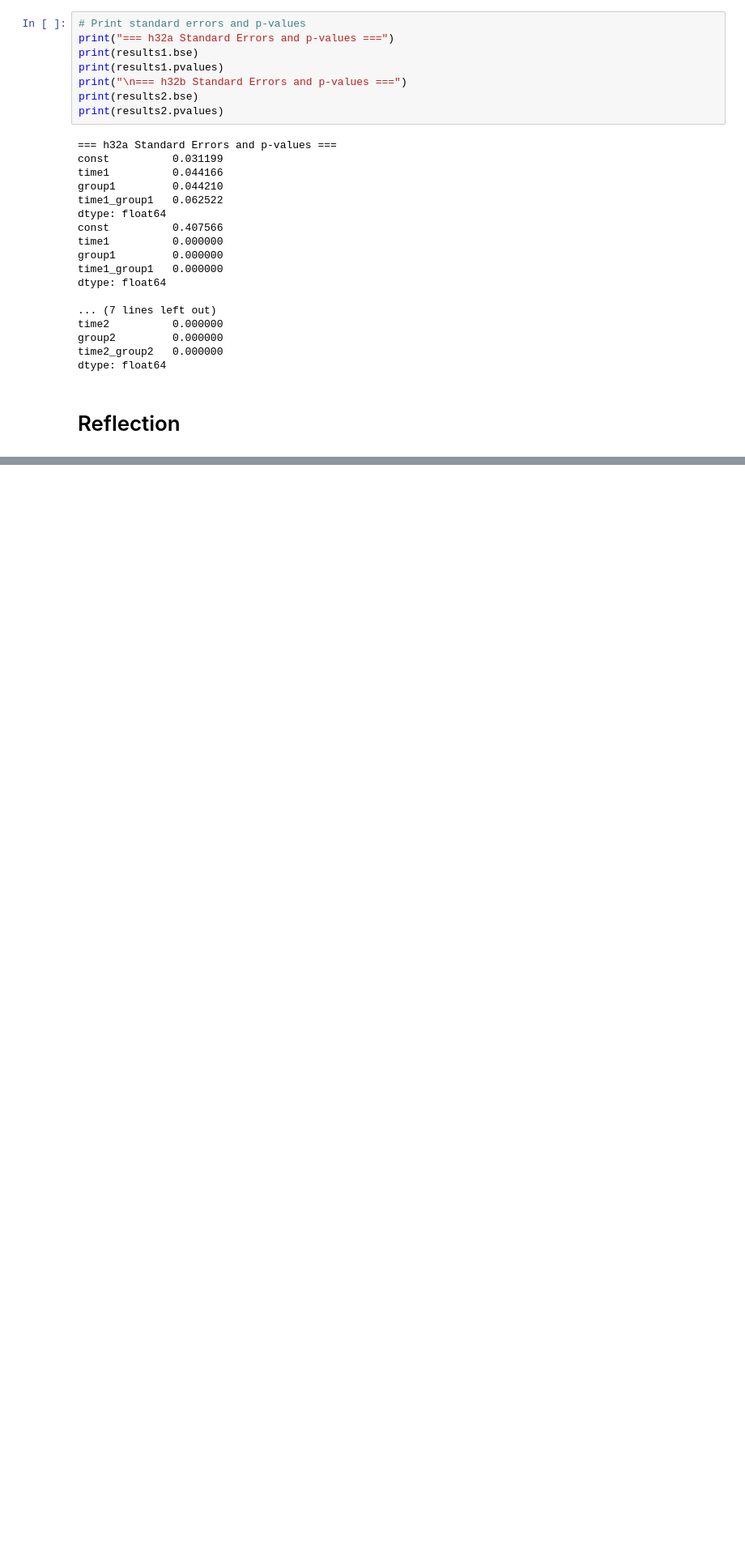
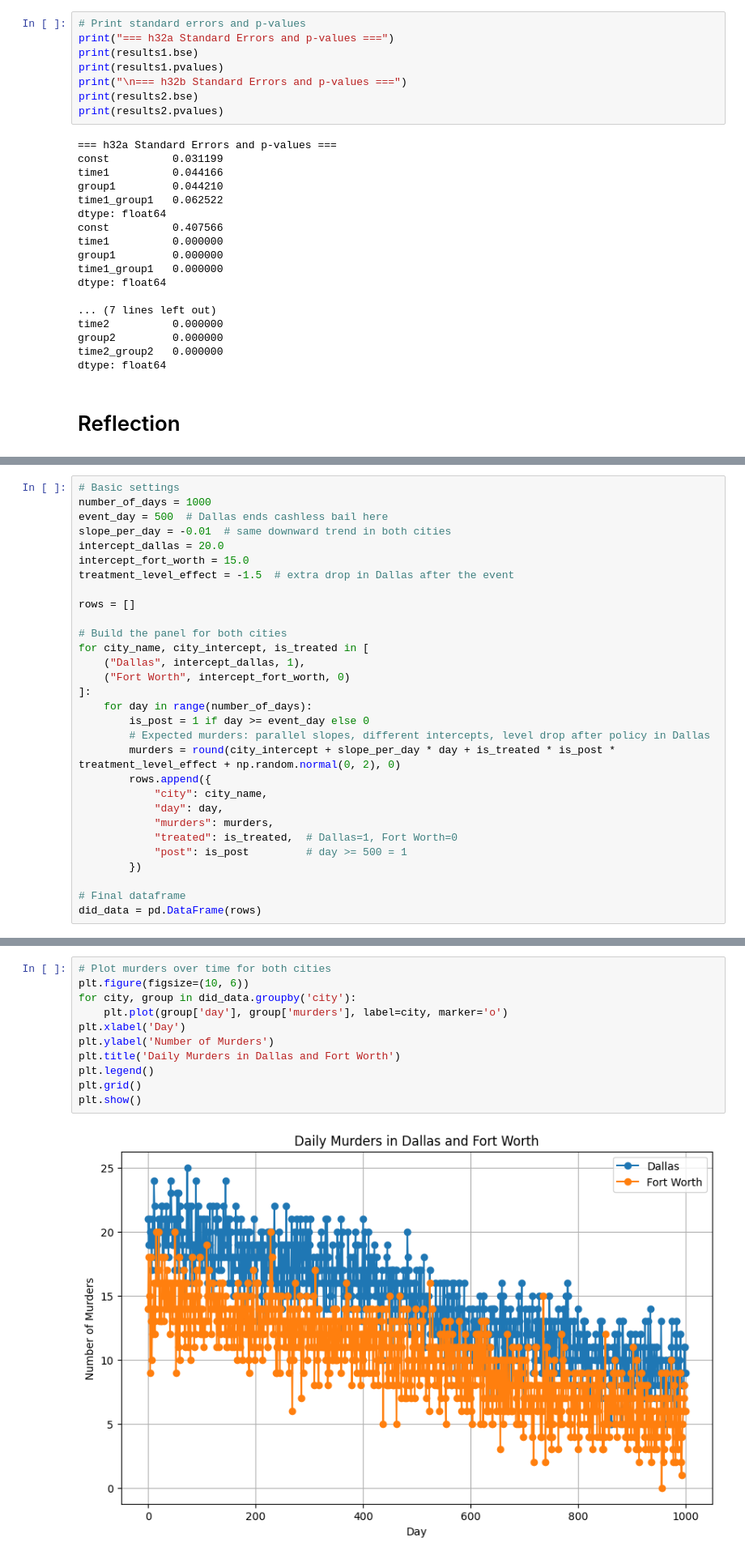
Before and after one commit to cdc18b/dxstats, a Jupyter notebook: quiz3.ipynb, the cells around one changed output, grey strips where cells are left out. Shown: that part at 81% size. Saved outputs shown, nothing was run; the diff lists cells and outputs as text; blank space fills up the shorter version.

```diff
--- a/quiz3.ipynb
+++ b/quiz3.ipynb
@@ -317,0 +366,30 @@ dtype: float64
+# %%
+# Basic settings
+number_of_days = 1000
+event_day = 500  # Dallas ends cashless bail here
+slope_per_day = -0.01  # same downward trend in both cities
+intercept_dallas = 20.0
+intercept_fort_worth = 15.0
+treatment_level_effect = -1.5  # extra drop in Dallas after the event
+
+rows = []
+
+# Build the panel for both cities
+for city_name, city_intercept, is_treated in [
+    ("Dallas", intercept_dallas, 1),
+    ("Fort Worth", intercept_fort_worth, 0)
+]:
+    for day in range(number_of_days):
+        is_post = 1 if day >= event_day else 0
+        # Expected murders: parallel slopes, different intercepts, level drop after policy in Dallas
+        murders = round(city_intercept + slope_per_day * day + is_treated * is_post * treatment_level_effect + np.random.normal(0, 2), 0)
+        rows.append({
+            "city": city_name,
+            "day": day,
+            "murders": murders,
+            "treated": is_treated,  # Dallas=1, Fort Worth=0
+            "post": is_post         # day >= 500 = 1
+        })
+
+# Final dataframe
+did_data = pd.DataFrame(rows)
@@ -317,0 +412,13 @@ dtype: float64
+# %%
+# Plot murders over time for both cities
+plt.figure(figsize=(10, 6))
+for city, group in did_data.groupby('city'):
+    plt.plot(group['day'], group['murders'], label=city, marker='o')
+plt.xlabel('Day')
+plt.ylabel('Number of Murders')
+plt.title('Daily Murders in Dallas and Fort Worth')
+plt.legend()
+plt.grid()
+plt.show()
+# %% [output]
+[figure, added]
```
Also changed, not shown: parts of 4 cells of this notebook, 1 other file.
